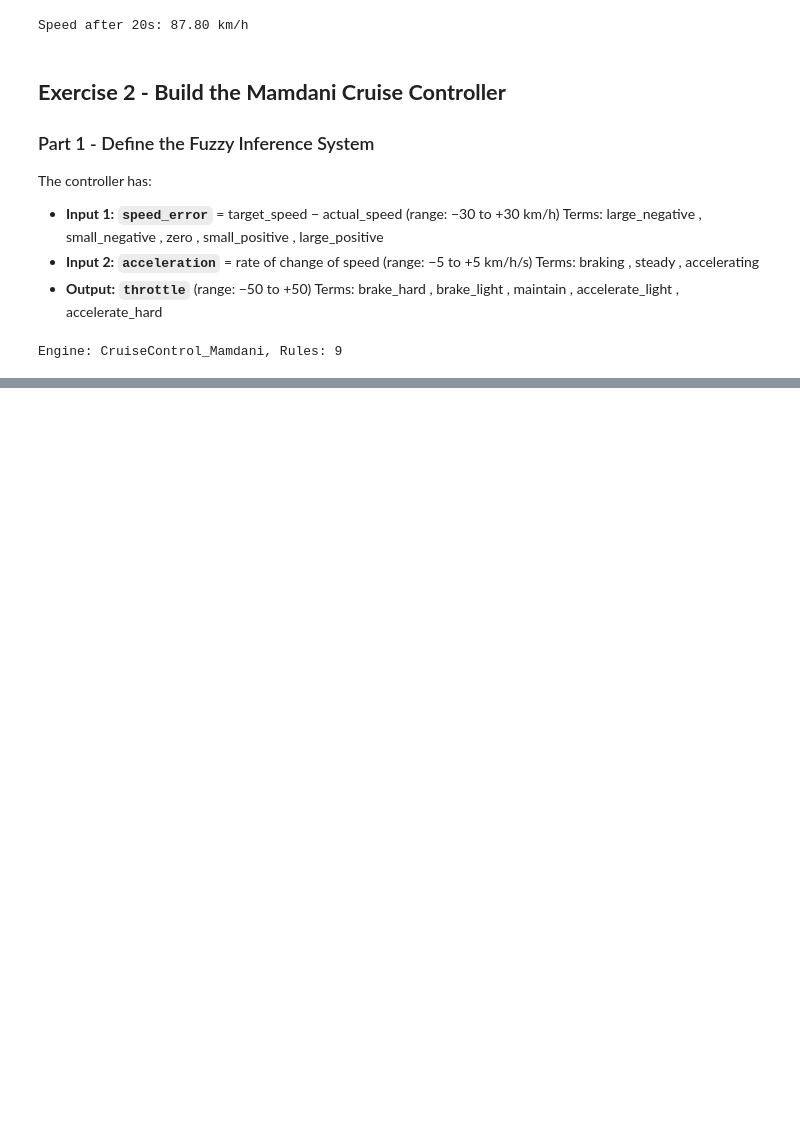
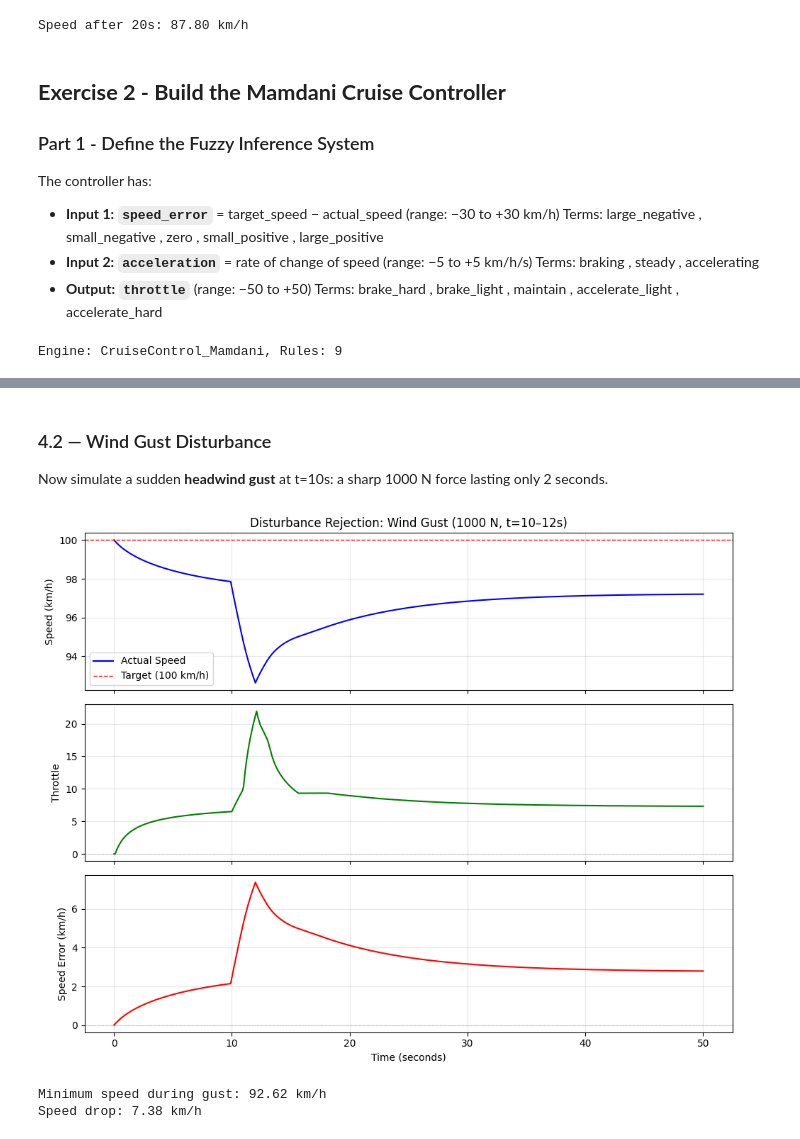
Before and after one commit to eoinocathasaigh/Artificial-Intelligence-Labs, a Jupyter notebook: Lab 6/Lab6.ipynb, the cells around one changed output, grey strips where cells are left out. Cells and saved outputs as stored; diff of their text form; code cells hidden in the pictures; blank space fills up the shorter version.

```diff
--- a/Lab 6/Lab6.ipynb
+++ b/Lab 6/Lab6.ipynb
@@ -304,0 +454,26 @@ plt.show()
+# %% [markdown]
+### 4.2 — Wind Gust Disturbance
+Now simulate a sudden **headwind gust** at t=10s: a sharp 1000 N force lasting only 2 seconds.
+# %%
+# Tip: See Exercise 4.1
+
+# TODO: Define a wind gust disturbance function "wind_gust"
+# applying 1000 N between t=10 and t=12
+def wind_gust(t):
+    """1000 N opposing force between t=10 and t=12 seconds."""
+    return 1000.0 if 10 <= t <= 12 else 0.0
+
+# TODO: Run the simulation from 100 km/h
+result_wind = run_simulation(mamdani, plant, target_speed=100, initial_speed=100, n_steps=500, disturbance_fn=wind_gust)
+
+# TODO: Plot the results
+plot_simulation(result_wind['times'], result_wind['speeds'], result_wind['throttles'],
+    result_wind['errors'], target=100, title='Disturbance Rejection: Wind Gust (1000 N, t=10–12s)')
+
+min_speed_wind = min(result_wind['speeds'])
+print(f"Minimum speed during gust: {min_speed_wind:.2f} km/h")
+print(f"Speed drop: {100 - min_speed_wind:.2f} km/h")
+# %% [output]
+[figure, added]
+Minimum speed during gust: 92.62 km/h
+Speed drop: 7.38 km/h
```
Also changed, not shown: parts of 19 cells of this notebook.
